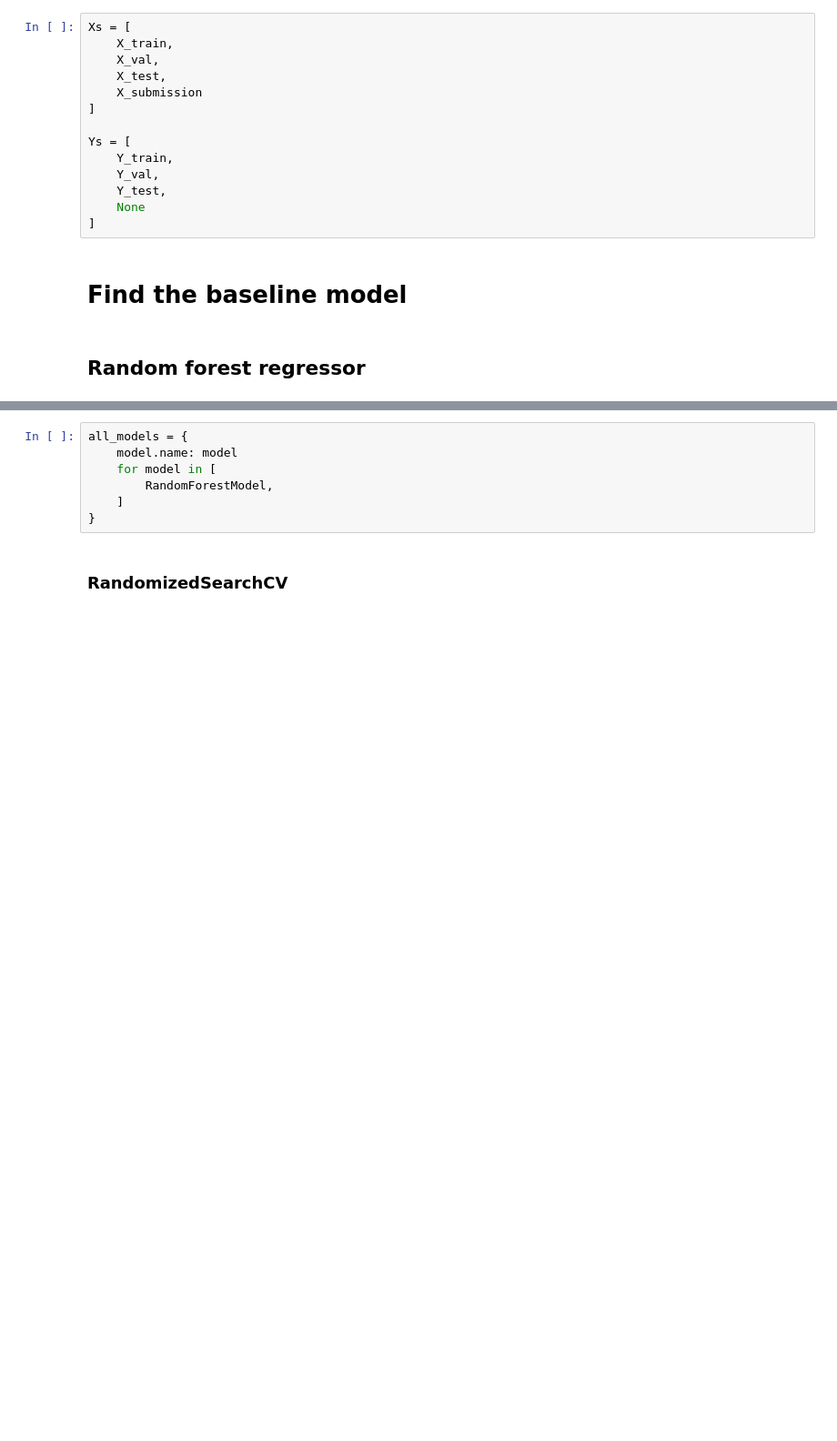
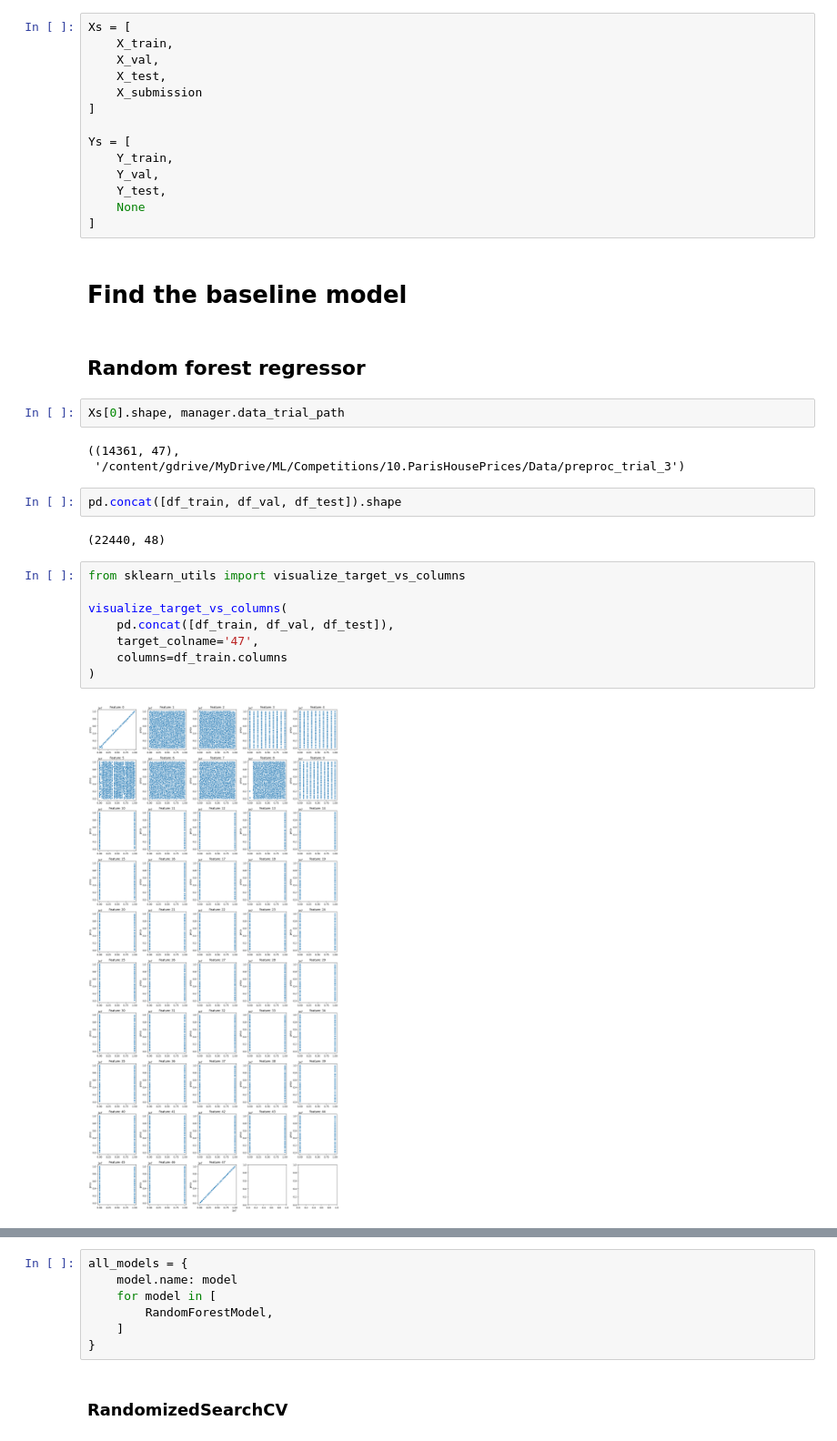
Before and after one commit to PashaIanko/Kaggle.ParisHousingPrices, a Jupyter notebook: 3_model_preparation.ipynb, the cells around one changed output, grey strips where cells are left out. Shown at 91% size. Cells and saved outputs as stored; diff of their text form; blank space fills up the shorter version.

```diff
--- a/3_model_preparation.ipynb
+++ b/3_model_preparation.ipynb
@@ -139,3 +139,22 @@ Ys = [
 # Find the baseline model
 # %% [markdown]
 ## Random forest regressor
+# %%
+Xs[0].shape, manager.data_trial_path
+# %% [output]
+((14361, 47),
+ '/content/gdrive/MyDrive/ML/Competitions/10.ParisHousePrices/Data/preproc_trial_3')
+# %%
+pd.concat([df_train, df_val, df_test]).shape
+# %% [output]
+(22440, 48)
+# %%
+from sklearn_utils import visualize_target_vs_columns
+
+visualize_target_vs_columns(
+    pd.concat([df_train, df_val, df_test]),
+    target_colname='47',
+    columns=df_train.columns
+)
+# %% [output]
+[figure, added]
```
Also changed, not shown: parts of 24 cells of this notebook.
